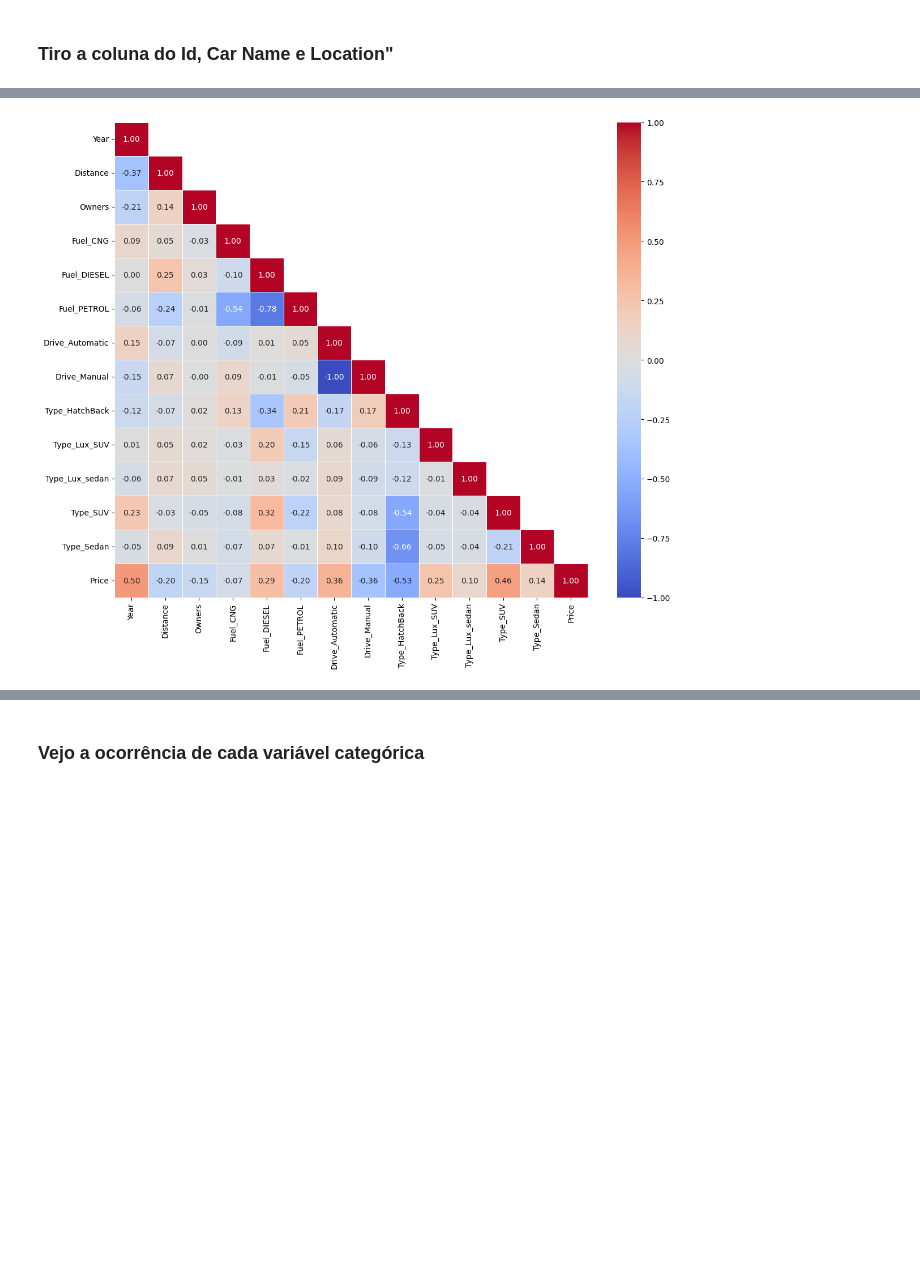
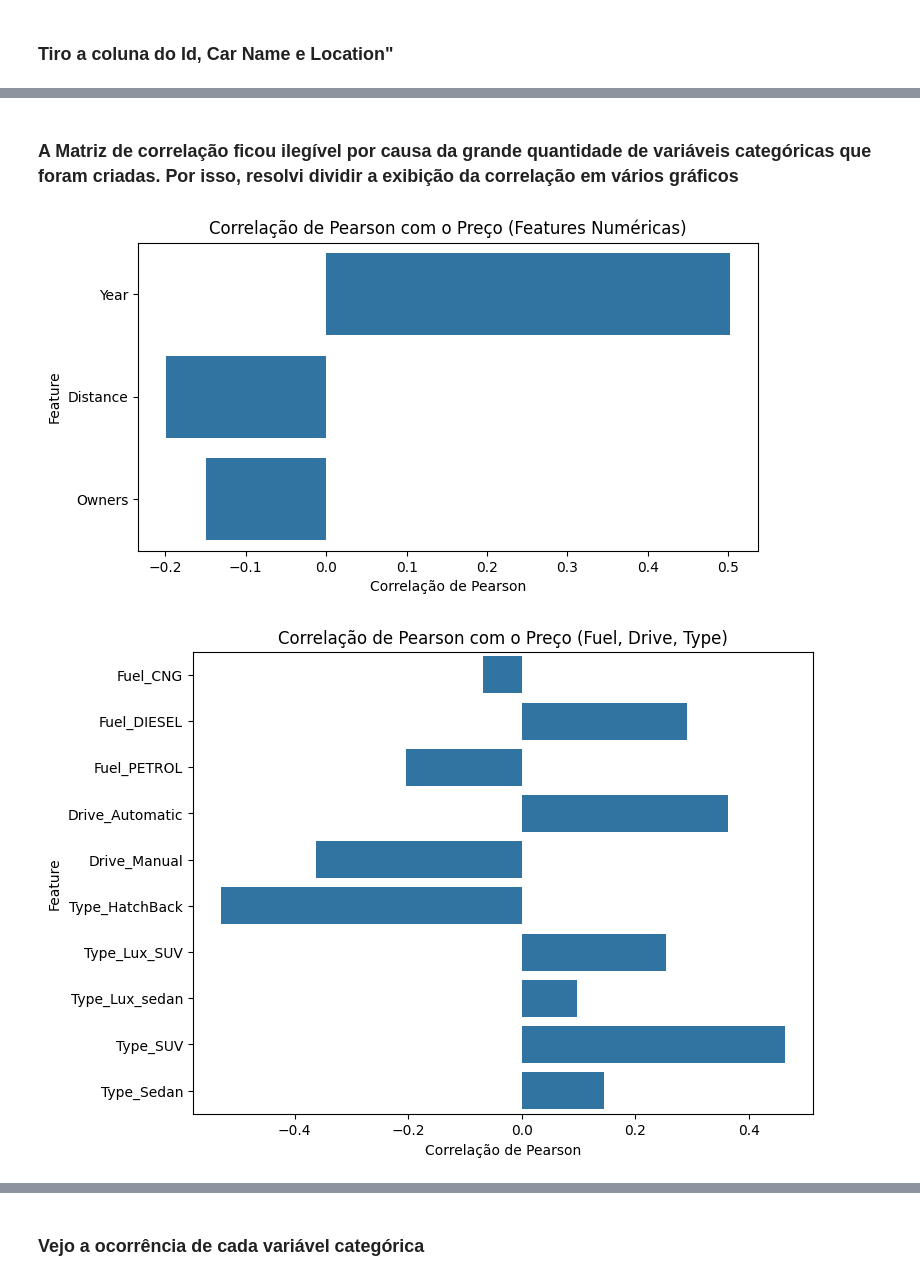
Before and after one commit to NathanTrugilho/car-price-prediction, a Jupyter notebook: random_forest.ipynb, the cells around one changed output, grey strips where cells are left out. Cells and saved outputs as stored; diff of their text form; code cells hidden in the pictures; blank space fills up the shorter version.

```diff
--- a/random_forest.ipynb
+++ b/random_forest.ipynb
@@ -56,0 +59,8 @@ pd.DataFrame({'Quantidade de valores únicos': qtd_unico, 'Valores únicos': val
+# %%
+# Pega a primeira palavra
+df['CarBrand'] = df['Car Name'].str.split(' ').str[0]
+# Preenche o valor nulo com 'Unknown'
+df['CarBrand'].fillna('Unknown', inplace=True)
+
+print("\nValores únicos em CarBrand:")
+print(df['CarBrand'].unique())
@@ -57,3 +102,11 @@ pd.DataFrame({'Quantidade de valores únicos': qtd_unico, 'Valores únicos': val
+# %%
+# Pega o prefixo antes do '-' (ex: "HR-98" -> "HR")
+df['Location_State'] = df['Location'].str.split('-').str[0]
+# Preenche os 213 nulos com 'Unknown'
+df['Location_State'].fillna('Unknown', inplace=True)
+
+print("\nValores únicos em Location_State (Top 10):")
+print(df['Location_State'].value_counts().head(10))
 # %% [markdown]
 ### Tiro a coluna do Id, Car Name e Location"
 # %%
@@ -63,5 +118,5 @@ df = df.drop(["id","Car Name","Location"], axis=1)
 # %%
-df_encoded = pd.get_dummies(df, columns=["Fuel", "Drive", "Type"]) # One-Hot encoding
+df_encoded = pd.get_dummies(df, columns=["Fuel", "Drive", "Type", "CarBrand", "Location_State"]) # One-Hot encoding
 
 df_encoded.drop(["Fuel_LPG"], axis=1, inplace=True) # Das 8k linhas só tem um caso que usa esse combustível
 
@@ -93,12 +148,67 @@ For example, when doing 'df[col].method(value, inplace=True)', try using 'df.met
 
 
   df_encoded['Year'].fillna(df_encoded['Year'].median(), inplace=True)
+# %% [markdown]
+### A Matriz de correlação ficou ilegível por causa da grande quantidade de variáveis categóricas que foram criadas. Por isso, resolvi dividir a exibição da correlação em vários gráficos
 # %%
-from correlation import show_pearson_correlation
+import seaborn as sns
+import matplotlib.pyplot as plt
 
+
+# Separo a variável dependente das independentes
 X = df_encoded.drop("Price", axis=1)
 y = df_encoded["Price"]
 
-show_pearson_correlation(X, y)
+# 1. Calcular a correlação de Pearson de todas as features (X) com o Preço (y)
+correlations = X.corrwith(y)
+
+# 2. Separar as colunas por grupos lógicos
+numeric_cols = ['Year', 'Distance', 'Owners']
+main_cat_cols = [col for col in X.columns if col.startswith(('Fuel_', 'Drive_', 'Type_'))]
+brand_cols = [col for col in X.columns if col.startswith('CarBrand_')]
+location_cols = [col for col in X.columns if col.startswith('Location_State_')]
+
+# --- Gráfico 1: Features Numéricas ---
+if not correlations.empty:
+    plt.figure(figsize=(8, 4))
+    sns.barplot(x=correlations[numeric_cols].values, y=correlations[numeric_cols].index, orient='h')
+    plt.title('Correlação de Pearson com o Preço (Features Numéricas)')
+    plt.xlabel('Correlação de Pearson')
+    plt.ylabel('Feature')
+    plt.show()
+
+# --- Gráfico 2: Features Categóricas Principais ---
+if not correlations.empty and main_cat_cols:
+    plt.figure(figsize=(8, 6))
+    sns.barplot(x=correlations[main_cat_cols].values, y=correlations[main_cat_cols].index, orient='h')
+    plt.title('Correlação de Pearson com o Preço (Fuel, Drive, Type)')
+    plt.xlabel('Correlação de Pearson')
+    plt.ylabel('Feature')
+    plt.show()
+
+# --- Gráfico 3: Marcas de Carro (Top 10 por correlação) ---
+if not correlations.empty and brand_cols:
+    # Selecionar apenas as 10 marcas com maior correlação (positiva ou negativa)
+    top_brands = correlations[brand_cols].abs().nlargest(10).index
+
+    plt.figure(figsize=(10, 8))
+    sns.barplot(x=correlations[top_brands].values, y=correlations[top_brands].index, orient='h')
+    plt.title('Correlação de Pearson com o Preço (Top 10 Marcas)')
+    plt.xlabel('Correlação de Pearson')
+    plt.ylabel('Feature (CarBrand)')
+    plt.show()
+
+# --- Gráfico 4: Estados (Top 10 por correlação) ---
+if not correlations.empty and location_cols:
+    # Selecionar apenas os 10 estados com maior correlação (positiva ou negativa)
+    top_locations = correlations[location_cols].abs().nlargest(10).index
+
+    plt.figure(figsize=(10, 8))
+    sns.barplot(x=correlations[top_locations].values, y=correlations[top_locations].index, orient='h')
+    plt.title('Correlação de Pearson com o Preço (Top 10 Estados)')
+    plt.xlabel('Correlação de Pearson')
+    plt.ylabel('Feature (Location_State)')
+    plt.show()
 # %% [output]
-[figure, old version]
+[figure, new version]
+[figure, added]
```
Also changed, not shown: parts of 16 cells of this notebook.
